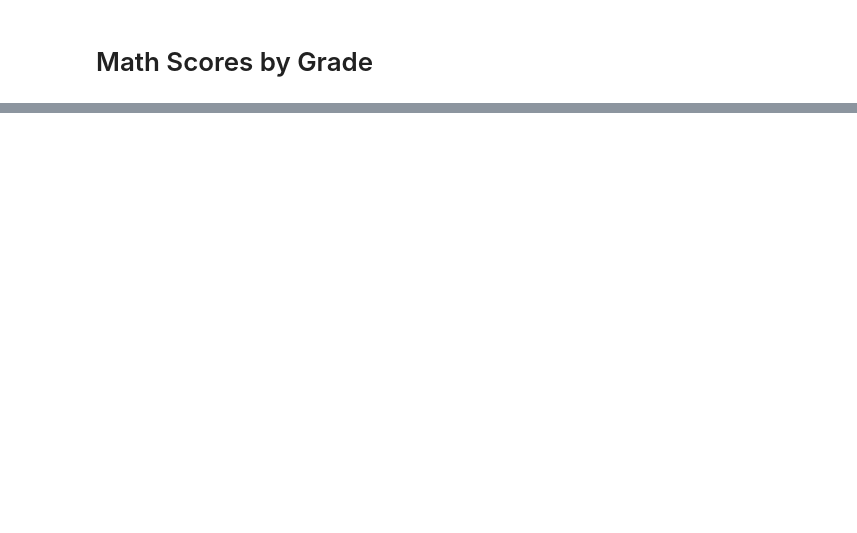
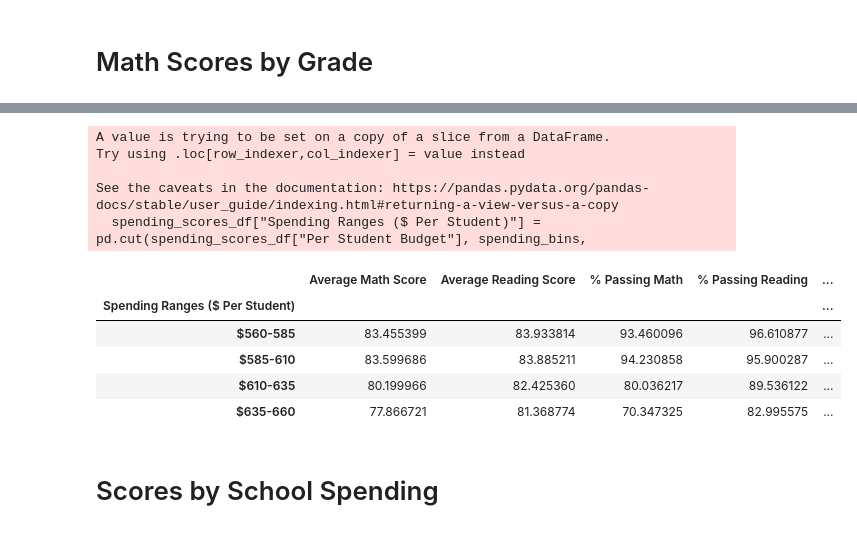
Before and after one commit to 17sarahstoffel/pandas-challenge, a Jupyter notebook: PyCitySchools/PySchool.ipynb, the cells around one changed output, grey strips where cells are left out. Drawn from its saved outputs; the diff is of its cells as text; code cells hidden in the pictures; blank space fills up the shorter version.

```diff
--- a/PyCitySchools/PySchool.ipynb
+++ b/PyCitySchools/PySchool.ipynb
@@ -180,0 +256,31 @@ bottom_five_df.set_index("School Name").head()
+# %%
+#creating a table that shows scores and percentage passing wtih spending per student
+spending_scores_df = school_summary_df[["Per Student Budget", "Average Math Score","Average Reading Score","% Passing Math",
+                                     "% Passing Reading", "% Overall Passing"]]
+# %%
+#creating bins
+spending_bins = [560, 585, 610, 635, 660]
+# Names for the bins
+spending_names = ["$560-585", "$585-610", "$610-635", "$635-660"]
+
+#putting in the bins
+spending_scores_df["Spending Ranges ($ Per Student)"] = pd.cut(spending_scores_df["Per Student Budget"], spending_bins,
+                                                             labels= spending_names, include_lowest = True)
+del spending_scores_df["Per Student Budget"]
+spending_scores_df = spending_scores_df.groupby(["Spending Ranges ($ Per Student)"])
+
+spending_scores_df.mean()
+# %% [output]
+A value is trying to be set on a copy of a slice from a DataFrame.
+Try using .loc[row_indexer,col_indexer] = value instead
+
+See the caveats in the documentation: https://pandas.pydata.org/pandas-docs/stable/user_guide/indexing.html#returning-a-view-versus-a-copy
+  spending_scores_df["Spending Ranges ($ Per Student)"] = pd.cut(spending_scores_df["Per Student Budget"], spending_bins,
+|  | Average Math Score | Average Reading Score | % Passing Math | % Passing Reading | ... |
+| Spending Ranges ($ Per Student) |  |  |  |  | ... |
+| $560-585 | 83.455399 | 83.933814 | 93.460096 | 96.610877 | ... |
+| $585-610 | 83.599686 | 83.885211 | 94.230858 | 95.900287 | ... |
+| $610-635 | 80.199966 | 82.425360 | 80.036217 | 89.536122 | ... |
+| $635-660 | 77.866721 | 81.368774 | 70.347325 | 82.995575 | ... |
+# %% [markdown]
+# Scores by School Spending
```
Also changed, not shown: parts of 9 cells of this notebook.
